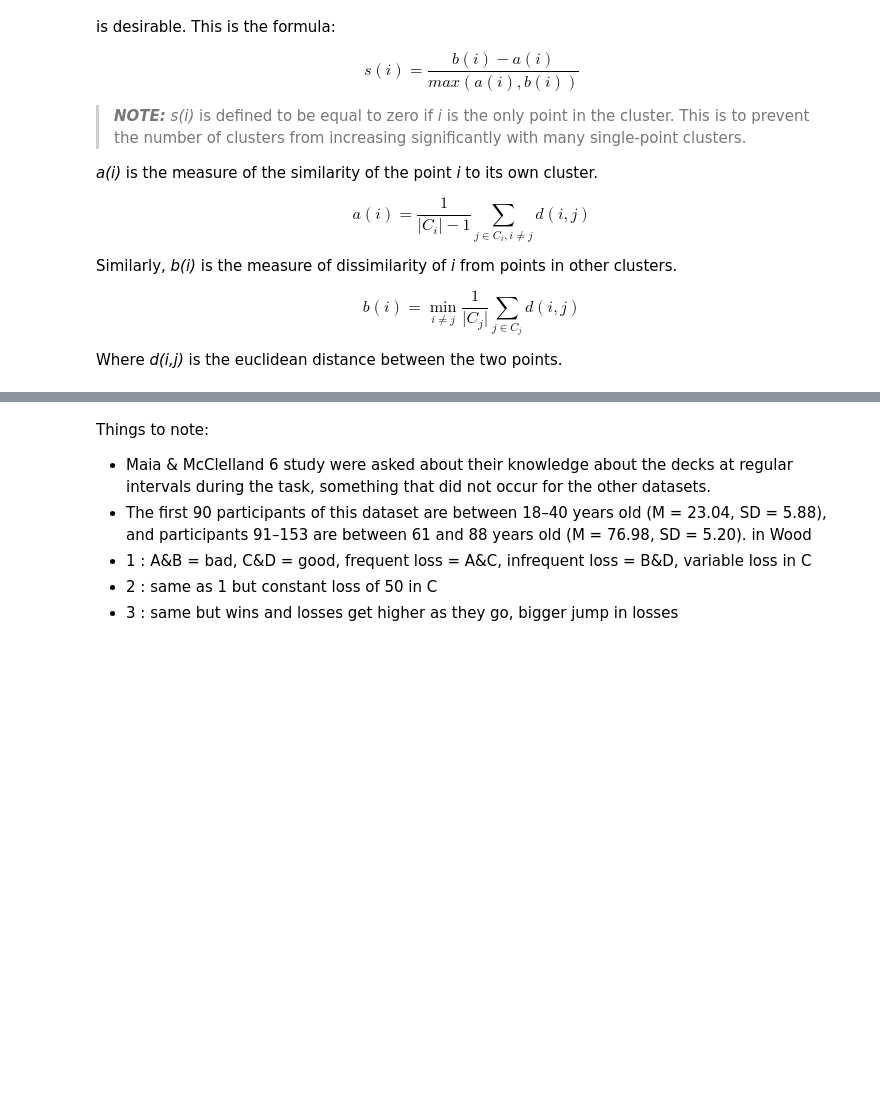
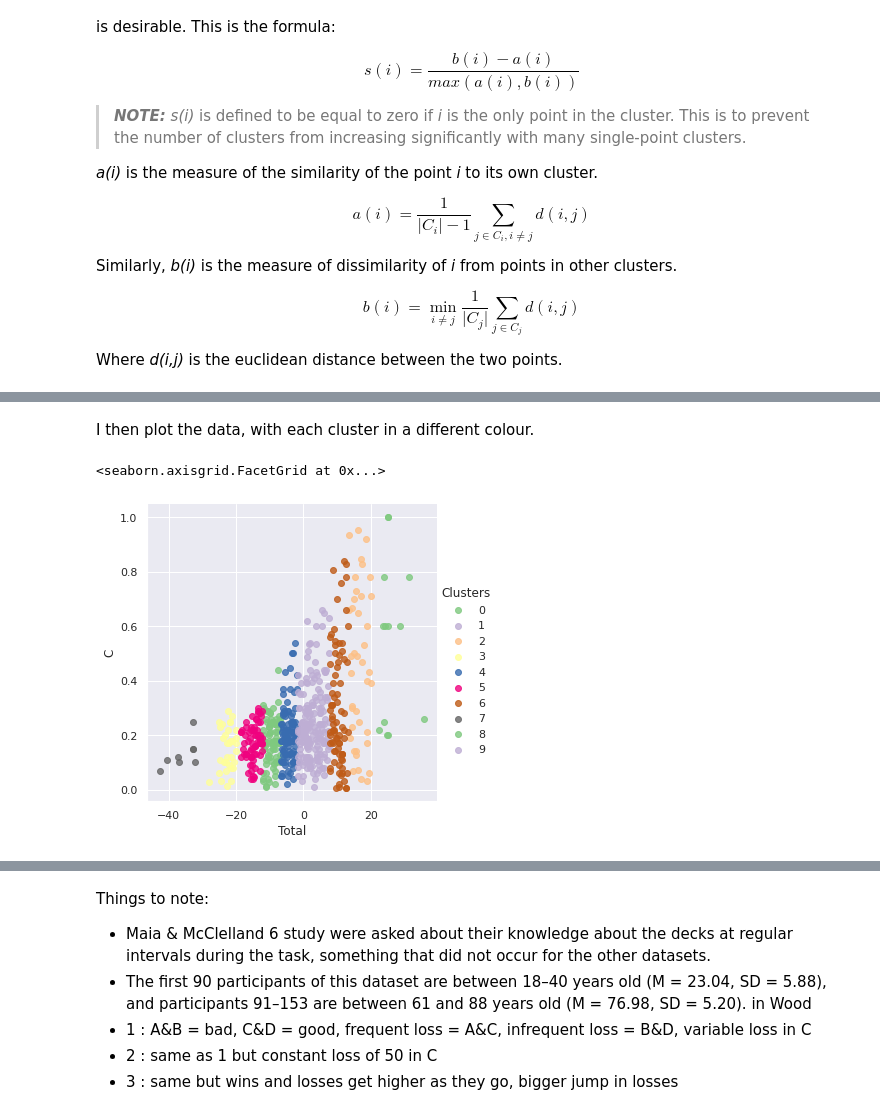
Before and after one commit to mcauleyc/CA4015_Assignment_1, a Jupyter notebook: Book/clustering.ipynb, the cells around one changed output, grey strips where cells are left out. Cells and saved outputs as stored; diff of their text form; code cells hidden in the pictures; blank space fills up the shorter version.

```diff
--- a/Book/clustering.ipynb
+++ b/Book/clustering.ipynb
@@ -557,0 +142,11 @@ plot
+# %% [markdown]
+I then plot the data, with each cluster in a different colour.
+# %%
+c_data_with_clusters = df.copy()
+c_data_with_clusters['Clusters'] = identified_clusters
+# plt.scatter(c_data_with_clusters['Total'],c_data_with_clusters['C'],c=a_data_with_clusters['Clusters'],cmap='plasma')
+sns.lmplot(data=c_data_with_clusters, x='Total', y='C', hue='Clusters',
+            fit_reg=False, legend=True, palette='Accent')
+# %% [output]
+<seaborn.axisgrid.FacetGrid at 0x...>
+[figure, added]
```
Also changed, not shown: parts of 51 cells of this notebook, 2 other files.
